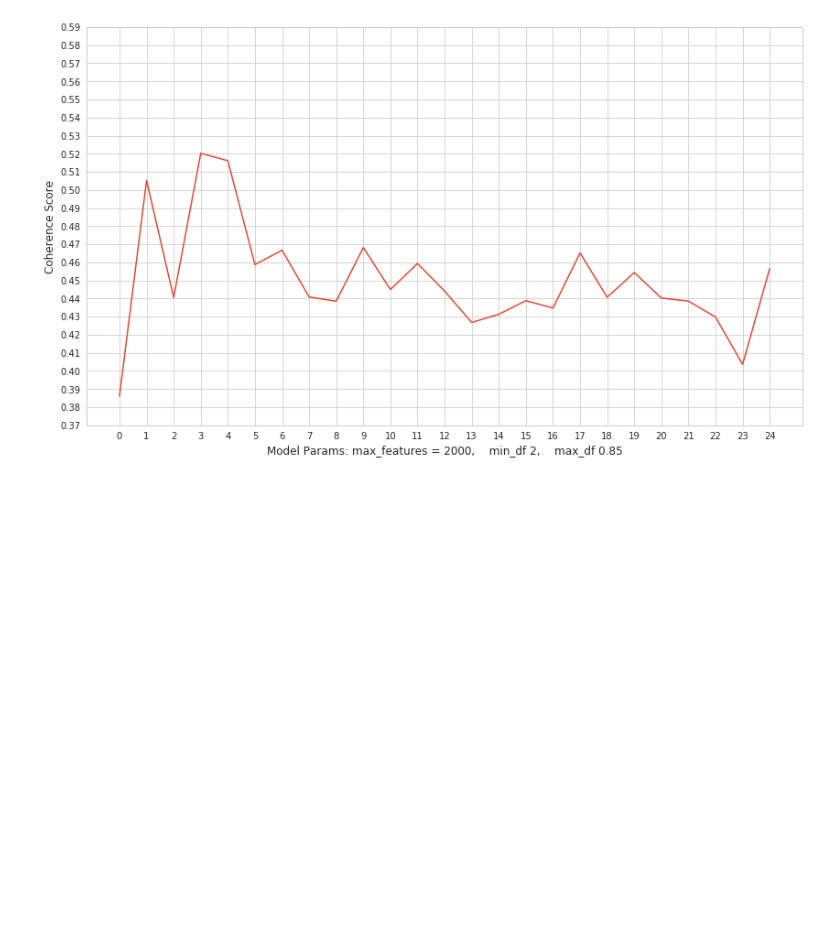
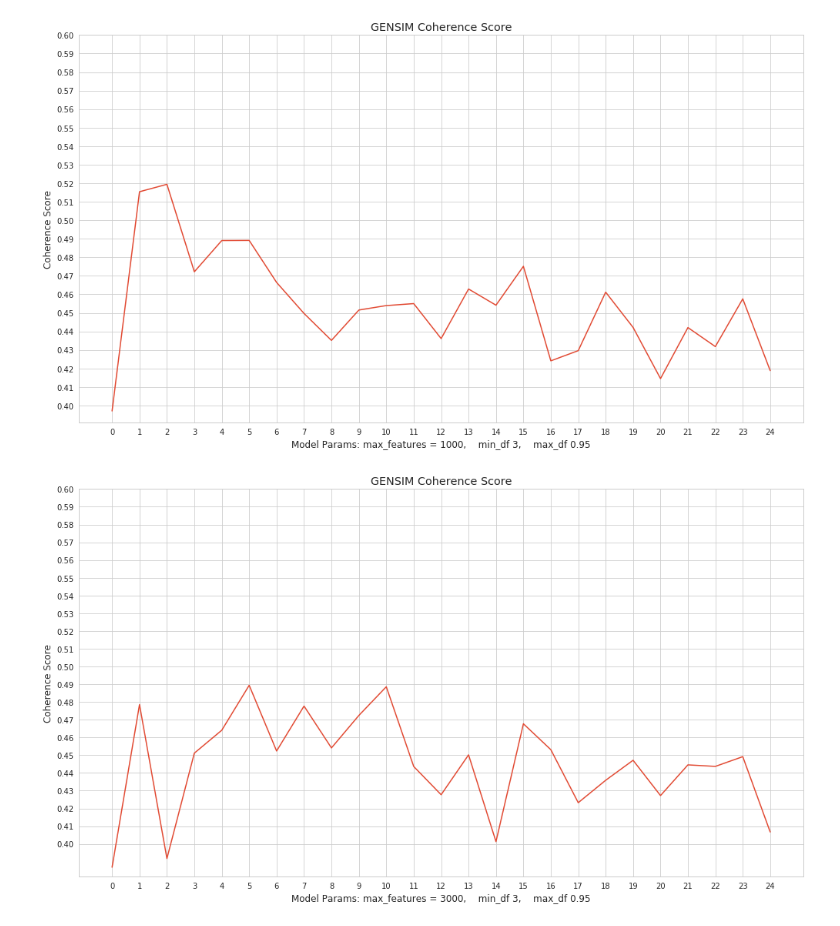
Before and after one commit to GrilledJeez/amazon_product_feature_analysis, a Jupyter notebook: topic_count_selection.ipynb, the cells around one changed output. Saved outputs shown, nothing was run; the diff lists cells and outputs as text; code cells hidden in the pictures; blank space fills up the shorter version.

```diff
--- a/topic_count_selection.ipynb
+++ b/topic_count_selection.ipynb
@@ -125,4 +127,8 @@ topic_modeler(df1, 4000, 2,.85,25, 1)
-# %%
-topic_modeler(df1, 2000, 2,.85,25, 1)
-# %% [output]
-[figure, removed]
+# %%
+topic_modeler(df, 1000, 3,.95,25, 1)
+topic_modeler(df, 3000, 3,.95,25, 1)
+topic_modeler(df, 5000, 3,.95,25, 1)
+topic_modeler(df, 10000, 3,.95,25, 1)
+# %% [output]
+[figure, added]
+[figure, added]
```
Also changed, not shown: parts of 18 cells of this notebook, 2 other files.
